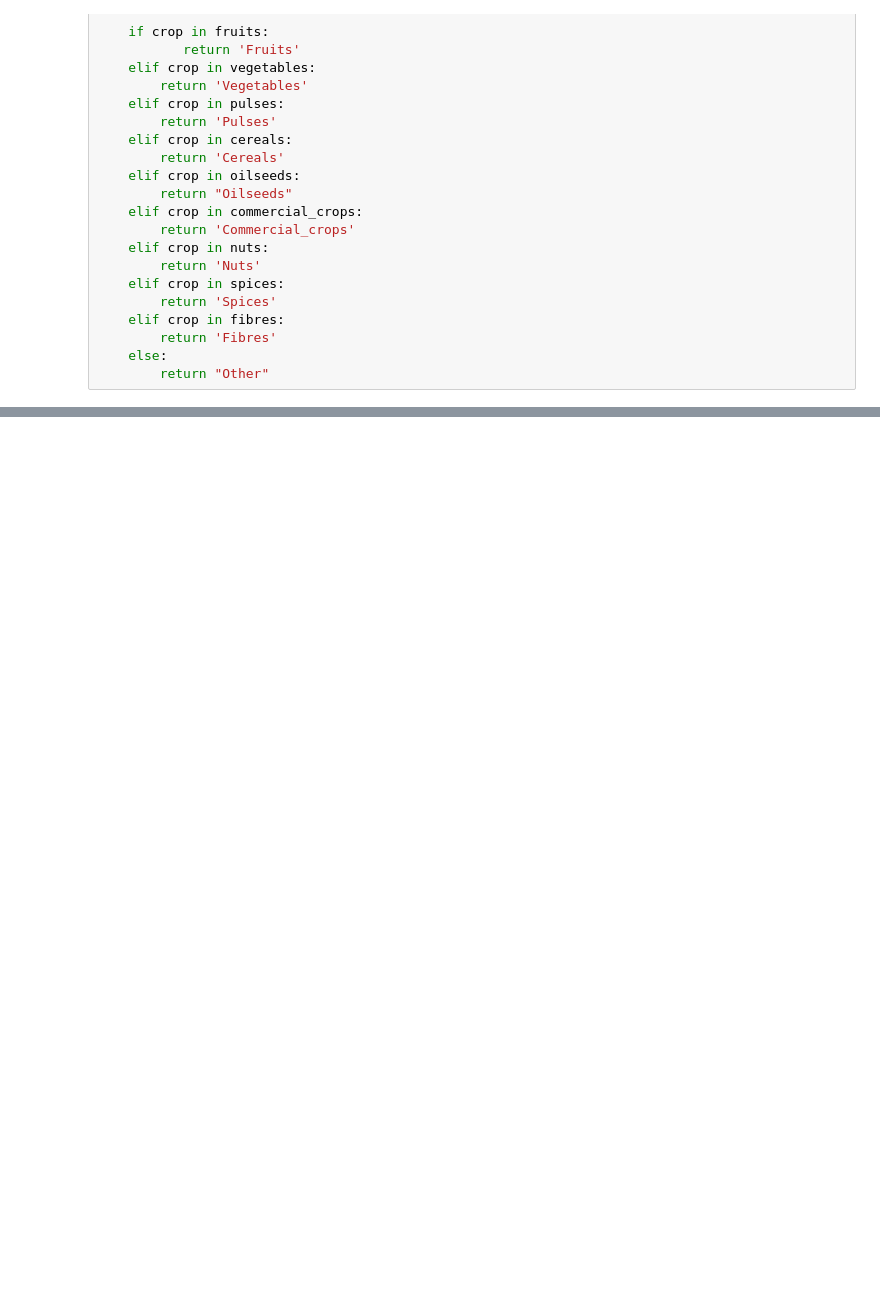
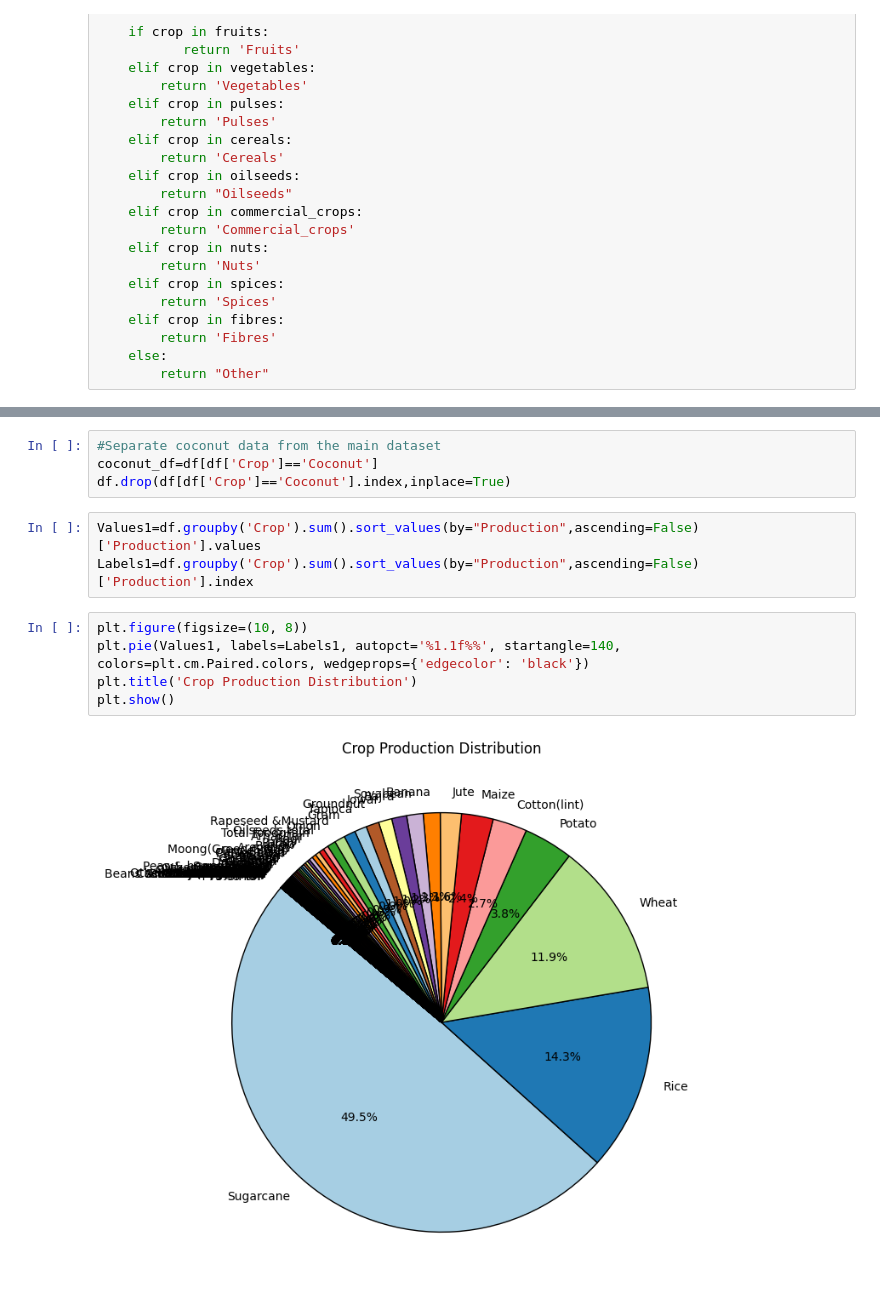
Before and after one commit to Fransis-DS24/Crop-Production-Analysis-Project, a Jupyter notebook: Project_Crop_Prodcution.ipynb, the cells around one changed output, grey strips where cells are left out. Drawn from its saved outputs; the diff is of its cells as text; blank space fills up the shorter version.

```diff
--- a/Project_Crop_Prodcution.ipynb
+++ b/Project_Crop_Prodcution.ipynb
@@ -285,0 +418,14 @@ Name: count, dtype: int64
+# %%
+#Separate coconut data from the main dataset
+coconut_df=df[df['Crop']=='Coconut']
+df.drop(df[df['Crop']=='Coconut'].index,inplace=True)
+# %%
+Values1=df.groupby('Crop').sum().sort_values(by="Production",ascending=False)['Production'].values
+Labels1=df.groupby('Crop').sum().sort_values(by="Production",ascending=False)['Production'].index
+# %%
+plt.figure(figsize=(10, 8))
+plt.pie(Values1, labels=Labels1, autopct='%1.1f%%', startangle=140, colors=plt.cm.Paired.colors, wedgeprops={'edgecolor': 'black'})
+plt.title('Crop Production Distribution')
+plt.show()
+# %% [output]
+[figure, added]
```
Also changed, not shown: parts of 34 cells of this notebook, 2 other files.
